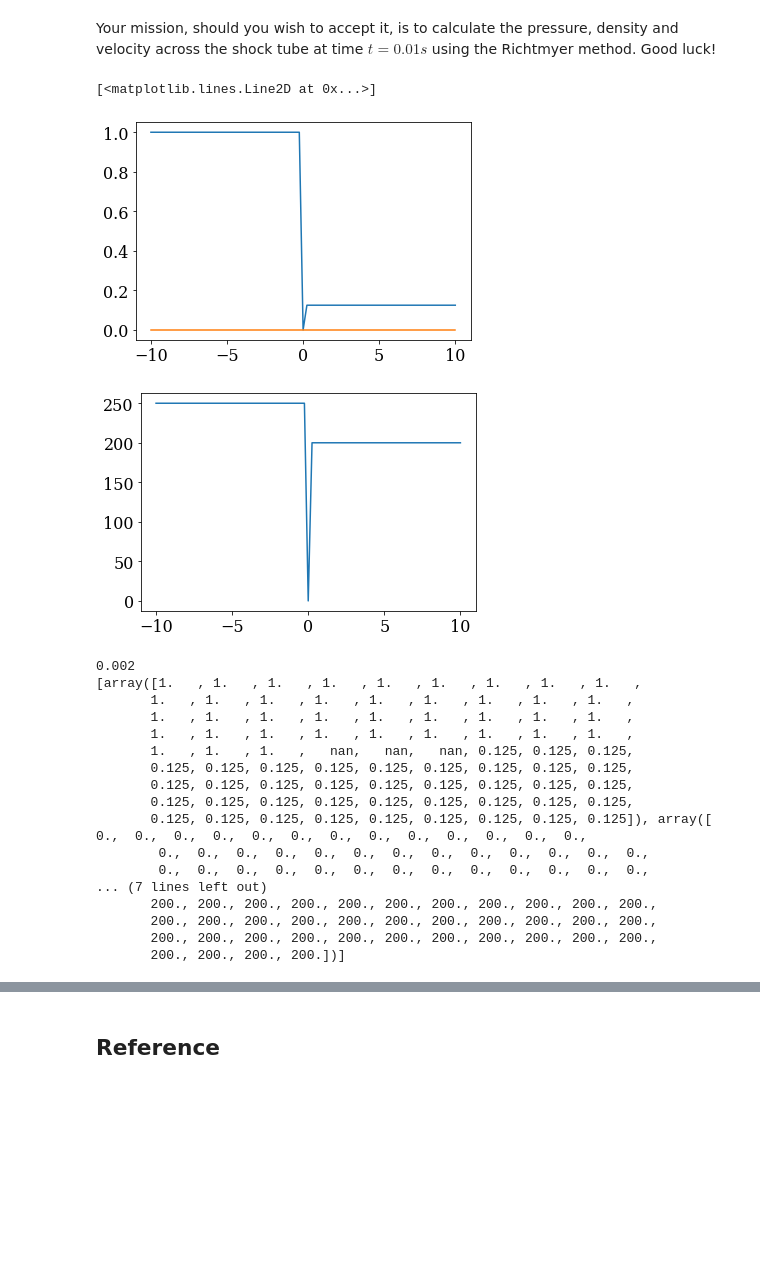
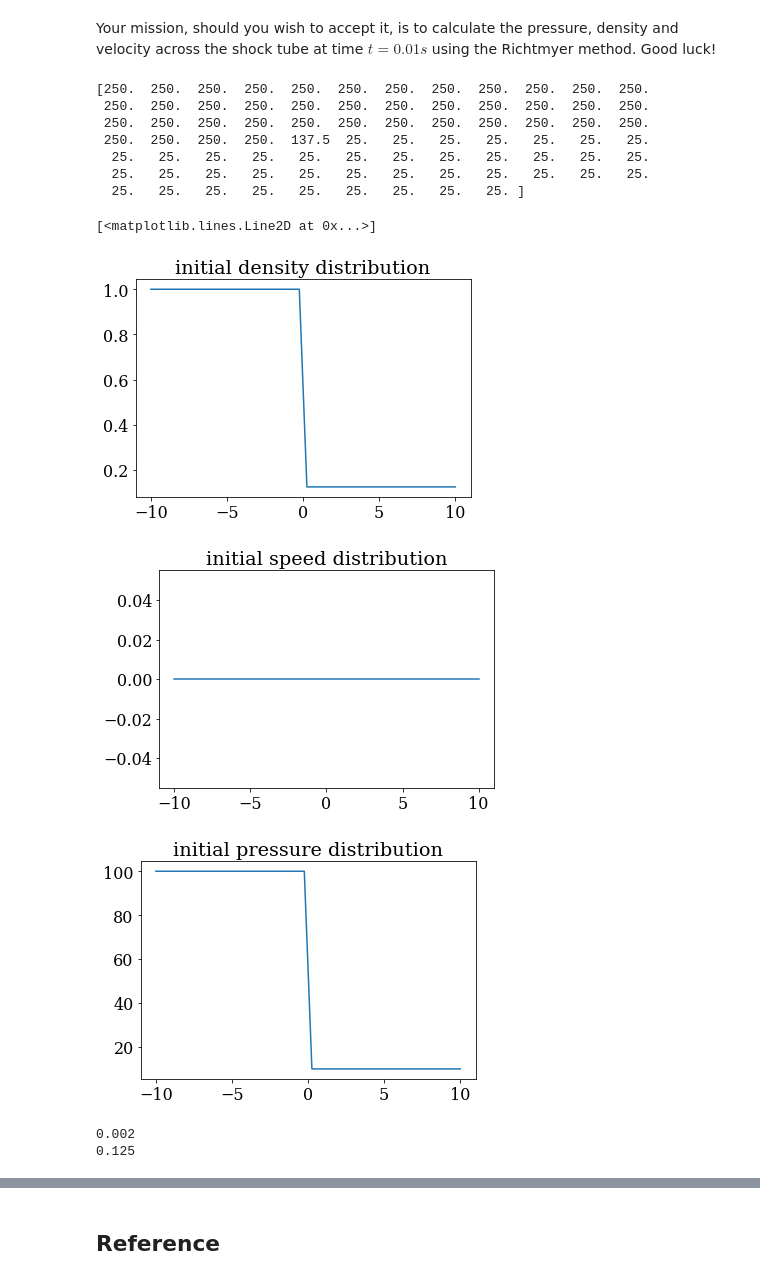
Before and after one commit to NoeDurandard/first_repo-1, a Jupyter notebook: numerical-mooc/working/03_wave/03_05_Sods_Shock_Tube.ipynb, the cells around one changed output, grey strips where cells are left out. Saved outputs shown, nothing was run; the diff lists cells and outputs as text; code cells hidden in the pictures; blank space fills up the shorter version.

```diff
--- a/numerical-mooc/working/03_wave/03_05_Sods_Shock_Tube.ipynb
+++ b/numerical-mooc/working/03_wave/03_05_Sods_Shock_Tube.ipynb
@@ -312,40 +312,49 @@ pyplot.rcParams['font.size'] = 16
 # %%
 # Set parameters.
 nx = 81  # number of cells along the tube
 L = 20  # length of the tube
 dx = 0.25  # cell width
-nt = 30  # number of time steps to compute
+dt=0.002
+nt=int(0.01/dt)+1
 gamma=1.4
 
 x=numpy.linspace(-L/2,L/2,nx)
 #Initial condition left of the membrane
 ICL=[1.0, #rho density
     0,    #u velocity
     100]  #p pressure
 #Initial conditions right of the membrane
 ICR=[0.125,
     0,
     10]
-u0=[numpy.zeros(nx),numpy.zeros(nx),numpy.zeros(nx)]
 maskL=numpy.where(x<0)
 maskR=numpy.where(x>0)
-#rho
-u0[0][maskL]=ICL[0]
-u0[0][maskR]=ICR[0]
-#rho*u
-u0[1][maskL]=ICL[0]*ICL[1]
-u0[1][maskR]=ICR[0]*ICR[1]
-#rho*energy
-u0[2][maskL]=ICL[2]/((gamma-1)*ICL[0])+ICL[1]**2/2
-u0[2][maskR]=ICR[2]/((gamma-1)*ICR[0])+ICR[1]**2/2
+u0=numpy.empty((3,nx))
+u0[:,maskL]=[[numpy.ones(len(maskL[0]))*ICL[0]],[numpy.zeros(len(maskL[0]))],[numpy.ones(len(maskL[0]))*(ICL[2]/(gamma-1))]]
+u0[:,maskR]=[[numpy.ones(len(maskR[0]))*ICR[0]],[numpy.zeros(len(maskR[0]))],[numpy.ones(len(maskR[0]))*(ICR[2]/(gamma-1))]]
+u0[:,40]=(u0[:,1]+u0[:,-1])/2
+print(u0[2,:])
 pyplot.figure()
-pyplot.plot(x,u0[0],x,u0[1])
+pyplot.title('initial density distribution')
+pyplot.plot(x,u0[0,:])
 pyplot.figure()
-pyplot.plot(x,u0[2])
+pyplot.title('initial speed distribution')
+pyplot.plot(x,numpy.zeros(nx))
+pyplot.figure()
+pyplot.title('initial pressure distribution')
+pyplot.plot(x,((gamma-1)*(u0[2,:])))
 # %% [output]
-[<matplotlib.lines.Line2D at 0x...>]
+[250.  250.  250.  250.  250.  250.  250.  250.  250.  250.  250.  250.
+ 250.  250.  250.  250.  250.  250.  250.  250.  250.  250.  250.  250.
+ 250.  250.  250.  250.  250.  250.  250.  250.  250.  250.  250.  250.
+ 250.  250.  250.  250.  137.5  25.   25.   25.   25.   25.   25.   25.
+  25.   25.   25.   25.   25.   25.   25.   25.   25.   25.   25.   25.
+  25.   25.   25.   25.   25.   25.   25.   25.   25.   25.   25.   25.
+  25.   25.   25.   25.   25.   25.   25.   25.   25. ]
+[<matplotlib.lines.Line2D at 0x...>]
-[figure, old version]
+[figure, new version]
-[figure, old version]
+[figure, new version]
+[figure, added]
 # %%
 #compute the f vector at a given time
 def f_vector(u_vector,gamma):
@@ -372,28 +378,14 @@ def richtmyer(u0, nt, dt, dx, *args):
     return u_hist
 # %%
 dt=0.002
-nt=int(0.01/dt)+1
+nt=200
 print(dt)
 u_hist=richtmyer(u0,nt,dt,dx,gamma)
-print()
+l=int(12.5/dx)
+print(u_hist[int(0.01/dt)+1][0,l])
 # %% [output]
 0.002
-[array([1.   , 1.   , 1.   , 1.   , 1.   , 1.   , 1.   , 1.   , 1.   ,
-       1.   , 1.   , 1.   , 1.   , 1.   , 1.   , 1.   , 1.   , 1.   ,
-       1.   , 1.   , 1.   , 1.   , 1.   , 1.   , 1.   , 1.   , 1.   ,
-       1.   , 1.   , 1.   , 1.   , 1.   , 1.   , 1.   , 1.   , 1.   ,
-       1.   , 1.   , 1.   ,   nan,   nan,   nan, 0.125, 0.125, 0.125,
-       0.125, 0.125, 0.125, 0.125, 0.125, 0.125, 0.125, 0.125, 0.125,
-       0.125, 0.125, 0.125, 0.125, 0.125, 0.125, 0.125, 0.125, 0.125,
-       0.125, 0.125, 0.125, 0.125, 0.125, 0.125, 0.125, 0.125, 0.125,
-       0.125, 0.125, 0.125, 0.125, 0.125, 0.125, 0.125, 0.125, 0.125]), array([ 0.,  0.,  0.,  0.,  0.,  0.,  0.,  0.,  0.,  0.,  0.,  0.,  0.,
-        0.,  0.,  0.,  0.,  0.,  0.,  0.,  0.,  0.,  0.,  0.,  0.,  0.,
-        0.,  0.,  0.,  0.,  0.,  0.,  0.,  0.,  0.,  0.,  0.,  0.,  0.,
-... (7 lines left out)
-       200., 200., 200., 200., 200., 200., 200., 200., 200., 200., 200.,
-       200., 200., 200., 200., 200., 200., 200., 200., 200., 200., 200.,
-       200., 200., 200., 200., 200., 200., 200., 200., 200., 200., 200.,
-       200., 200., 200., 200.])]
+0.125
 # %%
 # Plot the initial car density on the road.
 fig = pyplot.figure(figsize=(6.0, 4.0))
```
Also changed, not shown: parts of 5 cells of this notebook, 4 other files.
